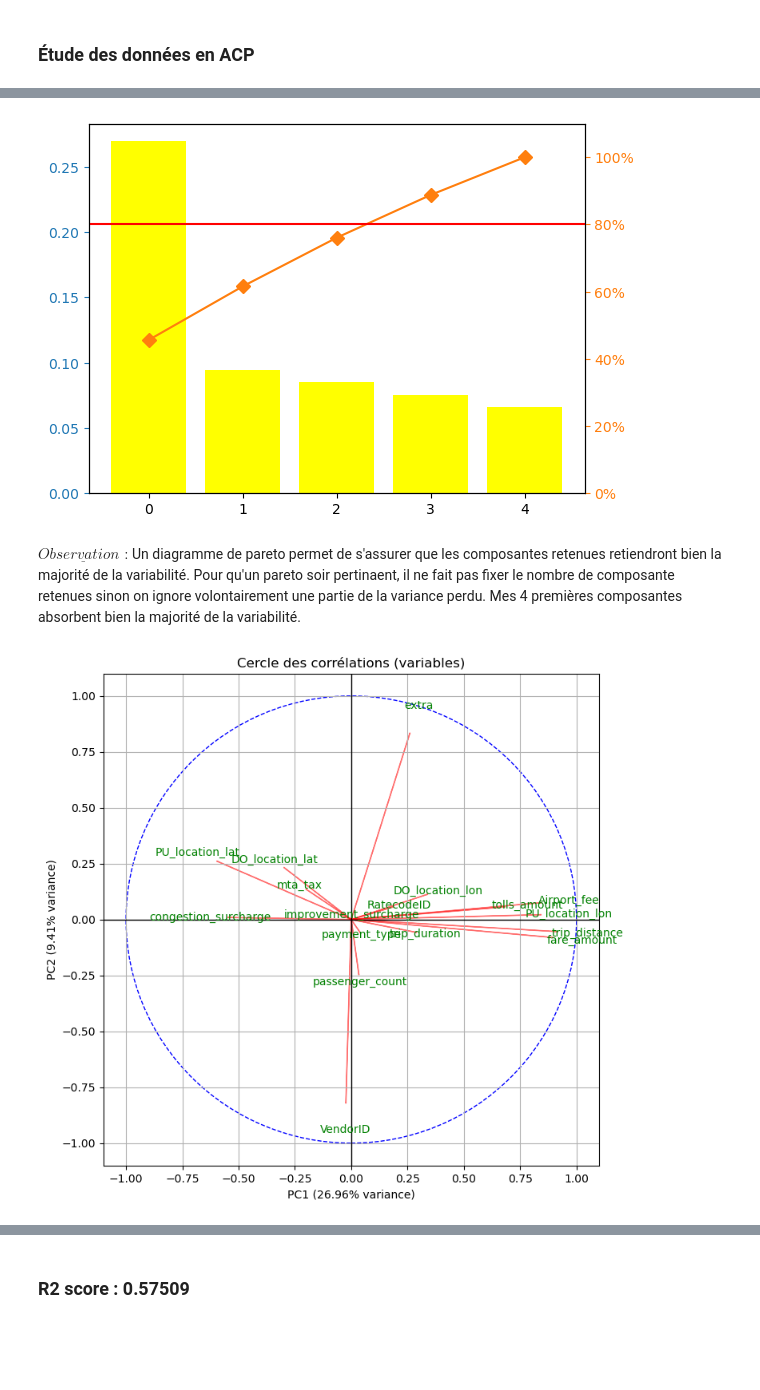
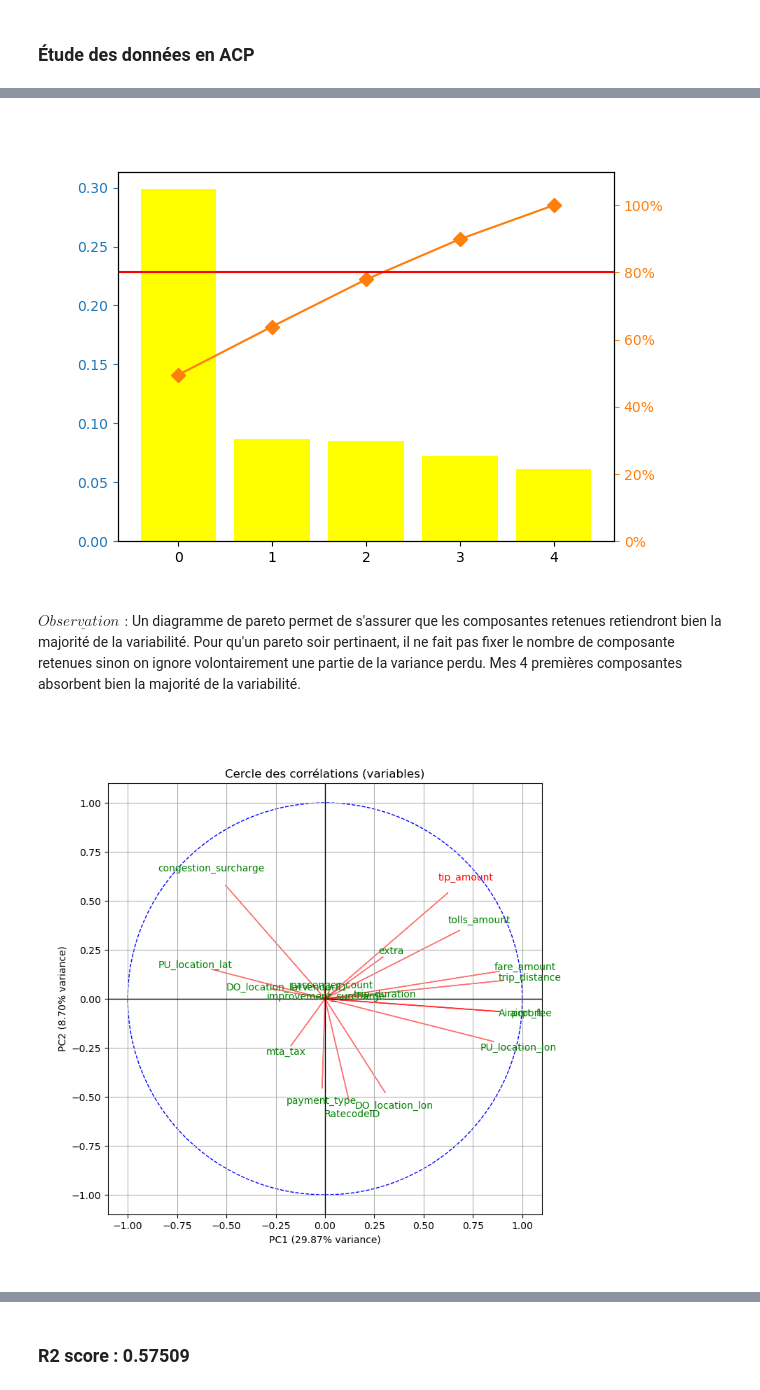
Before and after one commit to enzoben/NYC-taxis-tips, a Jupyter notebook: NYC_taxis_tips.ipynb, the cells around one changed output, grey strips where cells are left out. Drawn from its saved outputs; the diff is of its cells as text; code cells hidden in the pictures; blank space fills up the shorter version.

```diff
--- a/NYC_taxis_tips.ipynb
+++ b/NYC_taxis_tips.ipynb
@@ -39,0 +8,16 @@ X_train.head()
+# %%
+import pandas as pd
+
+train_df = pd.read_parquet(_REP_PATH_ + '/data/train.parquet')
+test_df = pd.read_parquet(_REP_PATH_ + '/data/test.parquet')
+
+# Ajout d'une nouvelle colonne pour spécifier la durée d'un trajet (en minutes)
+train_df['trip_duration'] = (train_df['tpep_dropoff_datetime'] - train_df['tpep_pickup_datetime']).astype('int64') // 10**9 // 60 #en minute
+test_df['trip_duration'] = (test_df['tpep_dropoff_datetime'] - test_df['tpep_pickup_datetime']).astype('int64') // 10**9 // 60 #en minute
+
+# Ajout d'une nouvelle colonne "airport" avec la valeur 0 si la taxe aéroportuaire est = 0 et la valeur 1 sinon
+train_df["airport"] = 1*(train_df["Airport_fee"] > 0)
+test_df["airport"] = 1*(test_df["Airport_fee"] > 0)
+
+print(train_df.columns)
+train_df.head()
@@ -67,14 +63,18 @@ X_train_standardized = scaler.fit_transform(X_train)
+# %%
+scaler = StandardScaler()
+X_ACP = train_df.drop(columns= ['tpep_pickup_datetime', 'tpep_dropoff_datetime', 'store_and_fwd_flag'])
+X_ACP_standardized = scaler.fit_transform(X_ACP)
 # %%
 mypca = PCA(n_components= 5)
 
-mypca.fit(X_train_standardized)
+mypca.fit(X_ACP_standardized)
 
 # Pourcentage de la variance expliquée par chacune des composantes sélectionnées.
 print(mypca.singular_values_) # Valeurs de variance
 print(mypca.explained_variance_ratio_) #  Pourcentages
 
 # Résultats de l'ACP
-data_sortie= mypca.fit_transform(X_train_standardized)
+data_sortie= mypca.fit_transform(X_ACP_standardized)
 
 # Bruit estimé lié à la covariance
 print(mypca.noise_variance_)
@@ -106,7 +106,7 @@ def pareto(data) :
 
 pareto(mypca.explained_variance_ratio_)
 # %% [output]
-[figure, old version]
+[figure, new version]
 # %% [markdown]
 $\underline{\textit{Observation :}}$ Un diagramme de pareto permet de s'assurer que les composantes retenues retiendront bien la majorité de la variabilité. Pour qu'un pareto soir pertinaent, il ne fait pas fixer le nombre de composante retenues sinon on ignore volontairement une partie de la variance perdu. Mes 4 premières composantes absorbent bien la majorité de la variabilité.
 # %%
@@ -114,30 +114,33 @@ loadings = mypca.components_.T * np.sqrt(mypca.explained_variance_)
 # %%
 def plot_correlation_circle(loadings, labels, pca, axis):
     fig, ax = plt.subplots(figsize=(8, 8))
 
     axe1, axe2 = axis
 
     # Définir un cercle de référence pour mieux visualiser
     circle = plt.Circle((0, 0), 1, color='b', fill=False, linestyle='--', linewidth=1)
     ax.add_artist(circle)
 
     # Tracer les flèches pour chaque variable
     for i in range(len(loadings)):
         plt.arrow(0, 0, loadings[i, axe1], loadings[i, axe2], color='r', alpha=0.5)
-        plt.text(loadings[i, axe1]*1.15, loadings[i, axe2]*1.15, labels[i], color='g', ha='center', va='center')
+        if labels[i] == "tip_amount" :
+            plt.text(loadings[i, axe1]*1.15, loadings[i, axe2]*1.15, labels[i], color='red', ha='center', va='center')
+        else :
+            plt.text(loadings[i, axe1]*1.15, loadings[i, axe2]*1.15, labels[i], color='g', ha='center', va='center')
 
     # Limites et étiquettes
     plt.xlim(-1.1, 1.1)
     plt.ylim(-1.1, 1.1)
     plt.xlabel(f"PC{axe1+1} ({pca.explained_variance_ratio_[axe1]*100:.2f}% variance)")
     plt.ylabel(f"PC{axe2+1} ({pca.explained_variance_ratio_[axe2]*100:.2f}% variance)")
     plt.axhline(0, color='black',linewidth=1)
     plt.axvline(0, color='black',linewidth=1)
     plt.grid()
     plt.title('Cercle des corrélations (variables)')
     plt.show()
 
-# Tracer le cercle des corrélations
-plot_correlation_circle(loadings, labels=X_train.columns, pca=mypca, axis = (0,1))
+# Tracer le cercle des variables dans le plan (0,1)
+plot_correlation_circle(loadings, labels=X_ACP.columns, pca=mypca, axis = (0,1))
 # %% [output]
-[figure, old version]
+[figure, new version]
```
Also changed, not shown: parts of 28 cells of this notebook.
